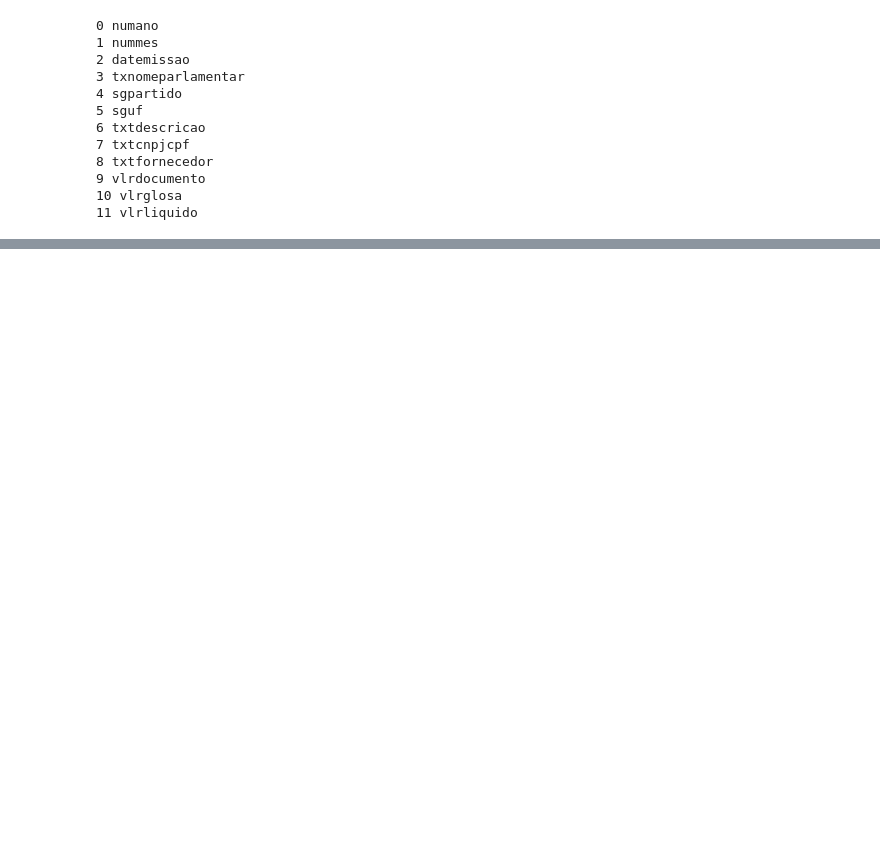
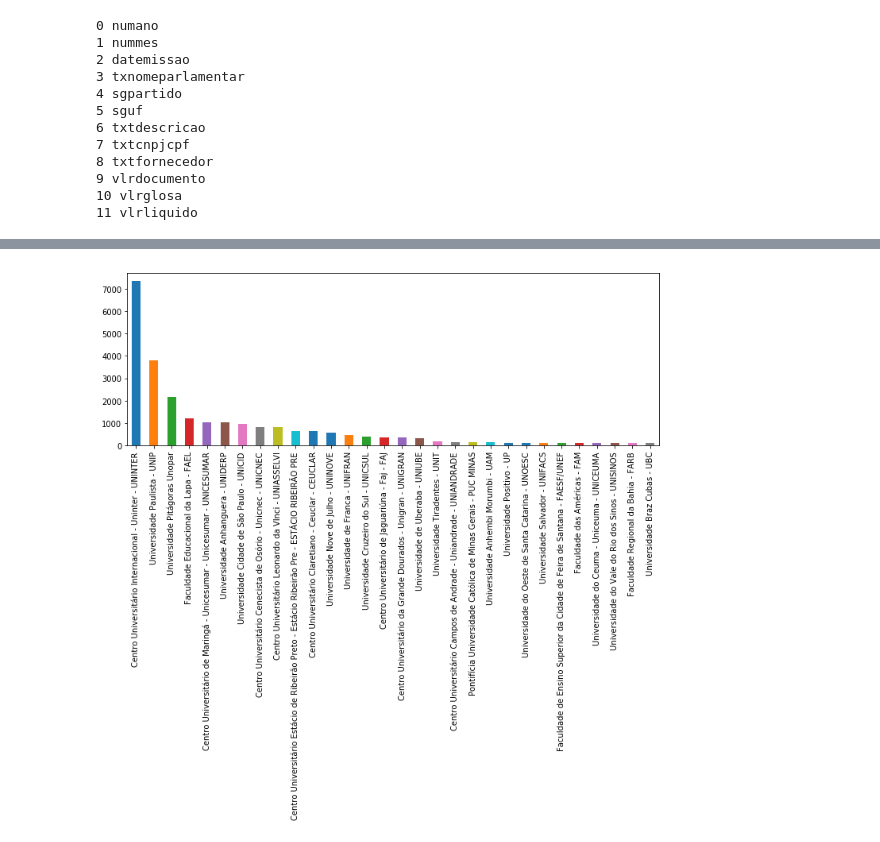
Before and after one commit to guyrux/udacity_fundamentals_of_ai_and_ml, a Jupyter notebook: Parte 02 - Introdução a Python.ipynb, the cells around one changed output, grey strips where cells are left out. Cells and saved outputs as stored; diff of their text form; code cells hidden in the pictures; blank space fills up the shorter version.

```diff
--- a/Parte 02 - Introdução a Python.ipynb
+++ b/Parte 02 - Introdução a Python.ipynb
@@ -236,0 +351,8 @@ for i, v in enumerate(dados_deputados.columns):
+# %%
+# Ao método anterior é possível adicionar de plotar um gráfico de barras.
+% matplotlib inline
+dados_prouni["universidade_nome"].value_counts().head(30).plot(kind="bar", figsize = (12,4));
+# Importante perceber que na instrução acima mesclei vários métodos. Outro ponto importantíssimo
+# é que o resultado é dependente da posição do método na instrução. É uma obviedade, mas é bom salientar.
+# %% [output]
+[figure, added]
```
Also changed, not shown: parts of 16 cells of this notebook, 2 other files.
